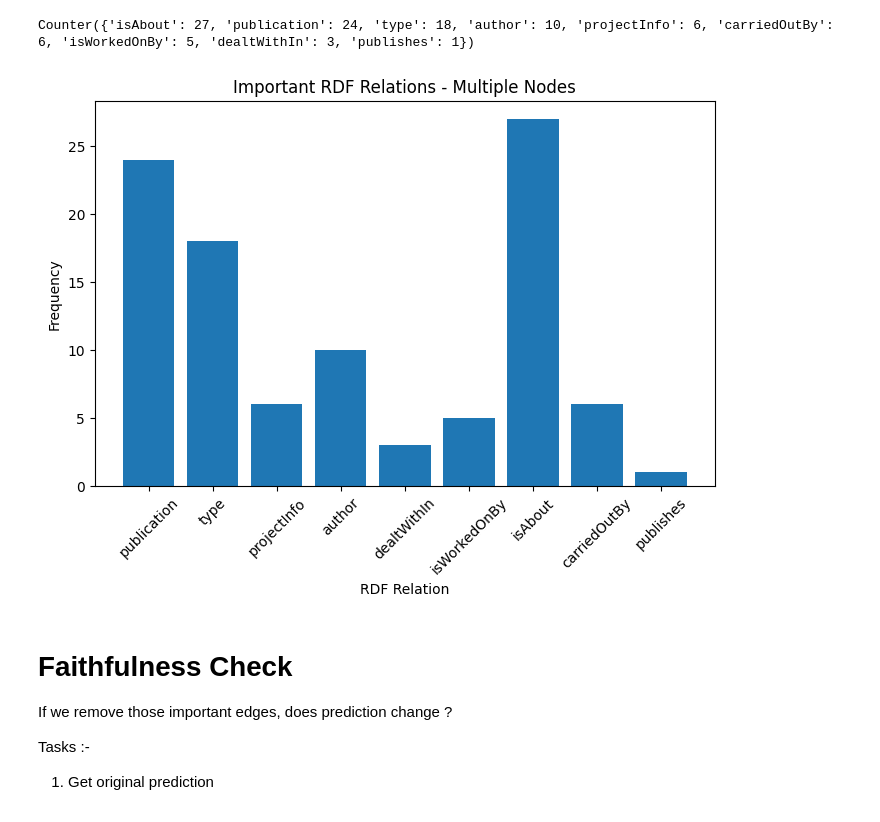
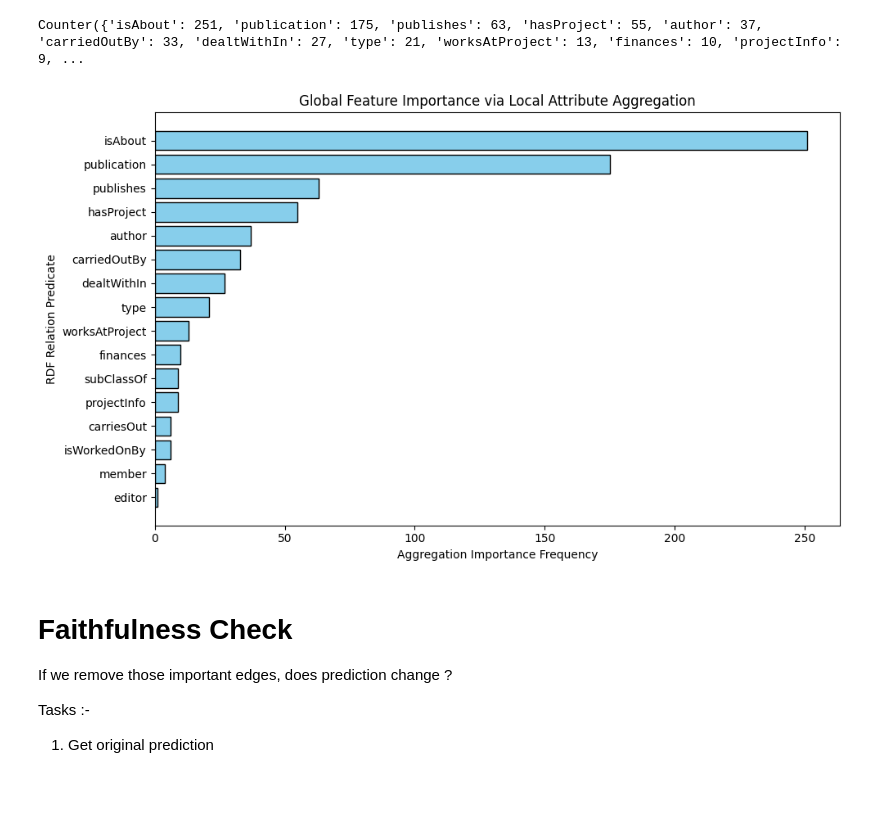
Before and after one commit to ZalakChauhan123/xai26-mini, a Jupyter notebook: notebooks/4__Explainability.ipynb, the cells around one changed output. Saved outputs shown, nothing was run; the diff lists cells and outputs as text; code cells hidden in the pictures; blank space fills up the shorter version.

Commit message:
UPDATES : SINGLE AND MULTIPLE NODE GRAPH , FAITHFULLNESS CHECK CLEAN MATRIX , OVERALL PERFORMANCE MATRIX

```diff
--- a/notebooks/4__Explainability.ipynb
+++ b/notebooks/4__Explainability.ipynb
@@ -80,28 +78,0 @@ Explanation(node_mask=[309, 2835], edge_mask=[701], prediction=[309, 5], target=
-# %%
-important_edge_indices = subgraph.edge_mask.topk(20).indices
-
-# EXTRACT RELATION NAMES
-important_relations = []
-
-for idx in important_edge_indices:
-
-    idx = idx.item()
-    rel_id = edge_type[idx].item()
-    relation = id_to_relation[rel_id]
-    clean_relation = relation.split("#")[-1]
-    important_relations.append(clean_relation)
-
-
-relation_counts = Counter(important_relations)
-print(relation_counts)
-
-# Visulisation
-relations = list(relation_counts.keys())
-counts = list(relation_counts.values())
-
-plt.figure(figsize=(12,6))
-plt.bar(relations, counts)
-plt.xlabel("Relation Type - Sub Graph")
-plt.ylabel("Importance Frequency - Sub Graph")
-plt.title("Most Important RDF Relations (SubGraph)")
-plt.show()
@@ -145,28 +132,33 @@ for node in test_nodes:
 # %%
 # Combine All Relations
 all_relations = []
 
 for relation_list in all_relation_lists:
     all_relations.extend(relation_list)
 
 relation_counter = Counter(all_relations)
 print(relation_counter)
 
 
 # Visulisation
 relations = list(relation_counter.keys())
 counts = list(relation_counter.values())
 
-plt.figure(figsize=(8,5))
-plt.bar(relations, counts)
-plt.xlabel("RDF Relation")
-plt.ylabel("Frequency")
-plt.title("Important RDF Relations - Multiple Nodes")
-plt.xticks(rotation=45)
+# Sort from most frequent to least frequent
+sorted_relation_counts = sorted(relation_counter.items(), key=lambda x: x[1], reverse=False) # False puts largest at top in bar
+relations = [item[0] for item in sorted_relation_counts]
+counts = [item[1] for item in sorted_relation_counts]
+
+plt.figure(figsize=(10, 6))
+plt.barh(relations, counts, color='skyblue', edgecolor='black')
+plt.xlabel("Aggregation Importance Frequency")
+plt.ylabel("RDF Relation Predicate")
+plt.title("Global Feature Importance via Local Attribute Aggregation")
+plt.tight_layout()  # Prevents labels from clipping
 plt.show()
 # %% [output]
-Counter({'isAbout': 27, 'publication': 24, 'type': 18, 'author': 10, 'projectInfo': 6, 'carriedOutBy': 6, 'isWorkedOnBy': 5, 'dealtWithIn': 3, 'publishes': 1})
+Counter({'isAbout': 251, 'publication': 175, 'publishes': 63, 'hasProject': 55, 'author': 37, 'carriedOutBy': 33, 'dealtWithIn': 27, 'type': 21, 'worksAtProject': 13, 'finances': 10, 'projectInfo': 9, ...
-[figure, old version]
+[figure, new version]
 # %% [markdown]
 # Faithfulness Check
 
```
Also changed, not shown: parts of 28 cells of this notebook, 1 other file.
